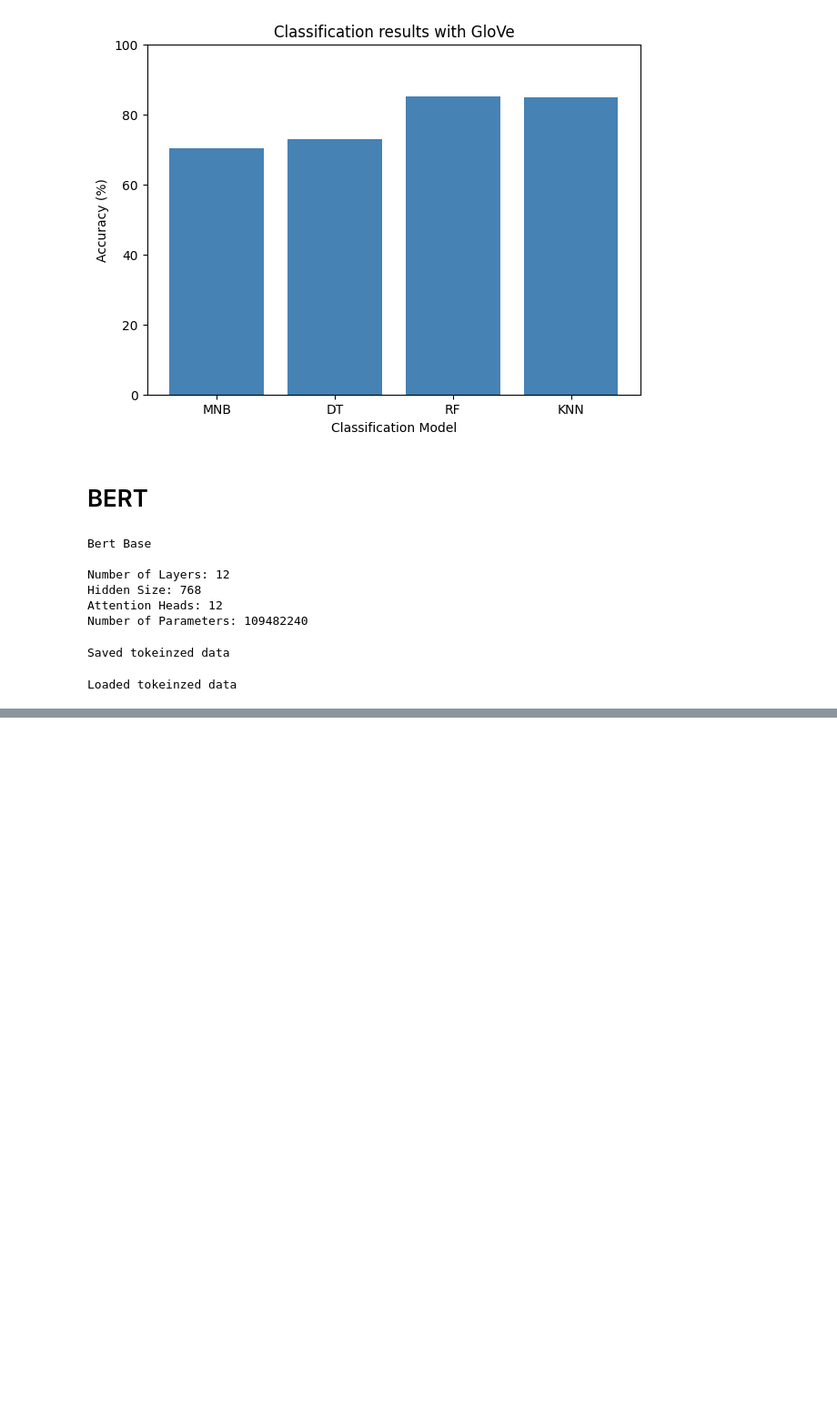
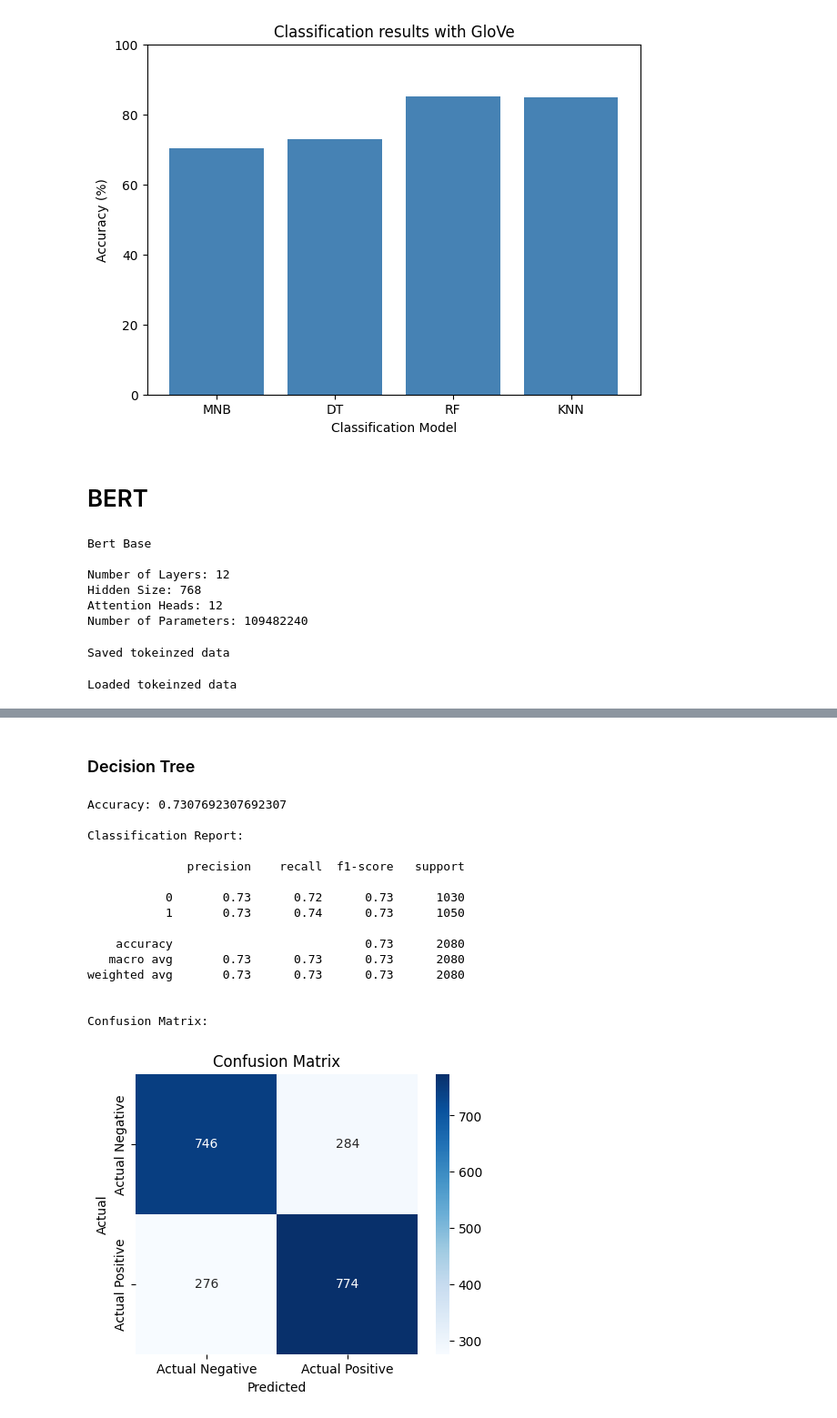
Before and after one commit to Shaz-5/fake-news-classification, a Jupyter notebook: Implementation/FakeBERT.ipynb, the cells around one changed output, grey strips where cells are left out. Shown at 91% size. Saved outputs shown, nothing was run; the diff lists cells and outputs as text; code cells hidden in the pictures; blank space fills up the shorter version.

```diff
--- a/Implementation/FakeBERT.ipynb
+++ b/Implementation/FakeBERT.ipynb
@@ -678,0 +734,22 @@ for tokens in tqdm(tokenized_data, desc='Embedding Sentences..'):
+# %% [markdown]
+### Decision Tree
+# %%
+dt_bert = DecisionTreeClassifier()
+df_bert_acc = train_model(dt_bert, X_train_bert, y_train_bert, X_test_bert, y_test_bert)
+# %% [output]
+Accuracy: 0.7307692307692307
+
+Classification Report:
+
+              precision    recall  f1-score   support
+
+           0       0.73      0.72      0.73      1030
+           1       0.73      0.74      0.73      1050
+
+    accuracy                           0.73      2080
+   macro avg       0.73      0.73      0.73      2080
+weighted avg       0.73      0.73      0.73      2080
+
+
+Confusion Matrix:
+[figure, added]
```
Also changed, not shown: parts of 18 cells of this notebook.
